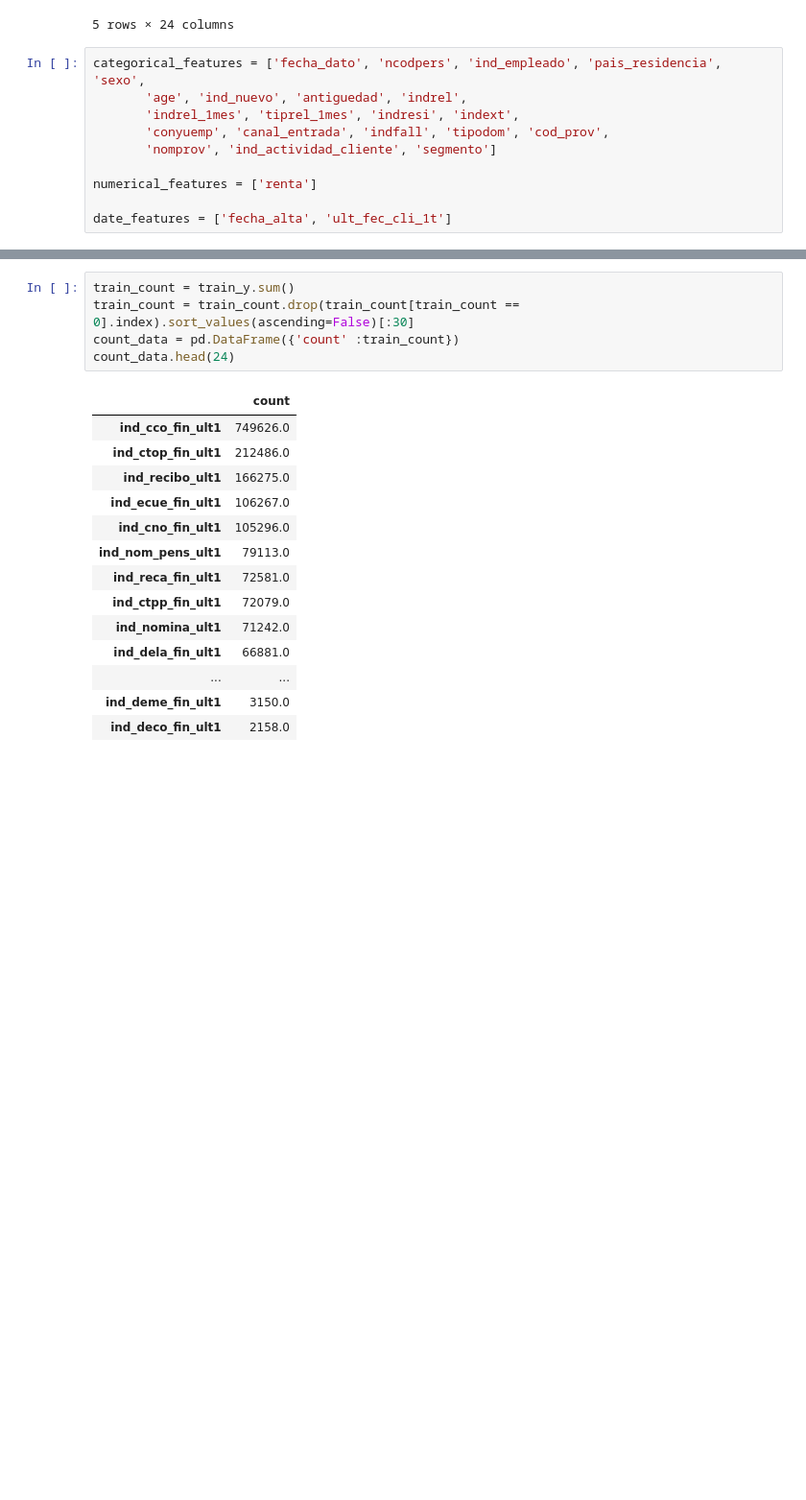
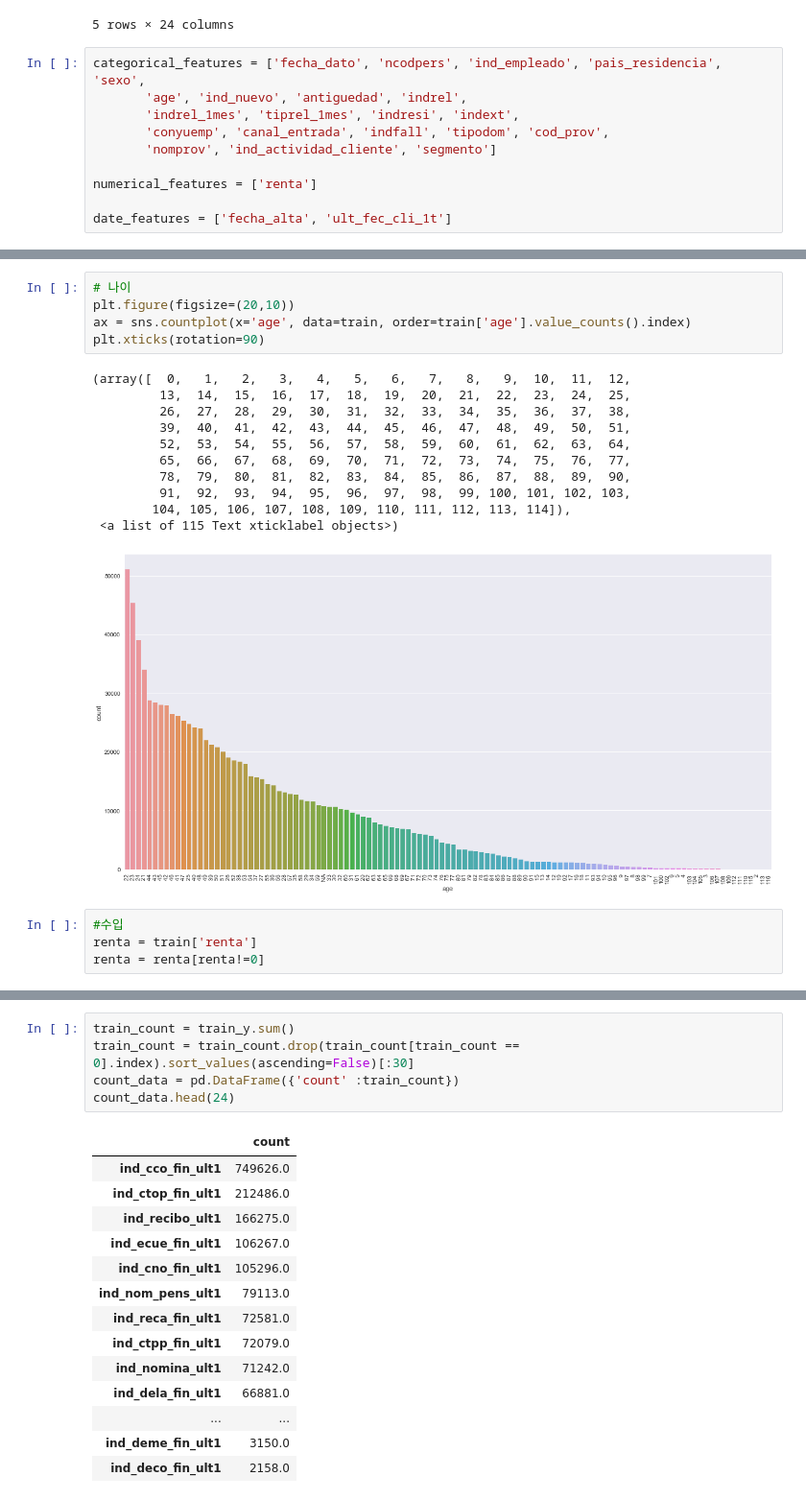
Before and after one commit to byaracho/Kaggle_Project, a Jupyter notebook: Santander_Product_Recommendation/EDA_ver.1_byaracho.ipynb, the cells around one changed output, grey strips where cells are left out. Shown: that part at 96% size. Cells and saved outputs as stored; diff of their text form; blank space fills up the shorter version.

```diff
--- a/Santander_Product_Recommendation/EDA_ver.1_byaracho.ipynb
+++ b/Santander_Product_Recommendation/EDA_ver.1_byaracho.ipynb
@@ -265,0 +289,21 @@ ValueError: min() arg is an empty sequence
+# %%
+# 나이
+plt.figure(figsize=(20,10))
+ax = sns.countplot(x='age', data=train, order=train['age'].value_counts().index)
+plt.xticks(rotation=90)
+# %% [output]
+(array([  0,   1,   2,   3,   4,   5,   6,   7,   8,   9,  10,  11,  12,
+         13,  14,  15,  16,  17,  18,  19,  20,  21,  22,  23,  24,  25,
+         26,  27,  28,  29,  30,  31,  32,  33,  34,  35,  36,  37,  38,
+         39,  40,  41,  42,  43,  44,  45,  46,  47,  48,  49,  50,  51,
+         52,  53,  54,  55,  56,  57,  58,  59,  60,  61,  62,  63,  64,
+         65,  66,  67,  68,  69,  70,  71,  72,  73,  74,  75,  76,  77,
+         78,  79,  80,  81,  82,  83,  84,  85,  86,  87,  88,  89,  90,
+         91,  92,  93,  94,  95,  96,  97,  98,  99, 100, 101, 102, 103,
+        104, 105, 106, 107, 108, 109, 110, 111, 112, 113, 114]),
+ <a list of 115 Text xticklabel objects>)
+[figure, added]
+# %%
+#수입
+renta = train['renta']
+renta = renta[renta!=0]
```
Also changed, not shown: parts of 26 cells of this notebook.
